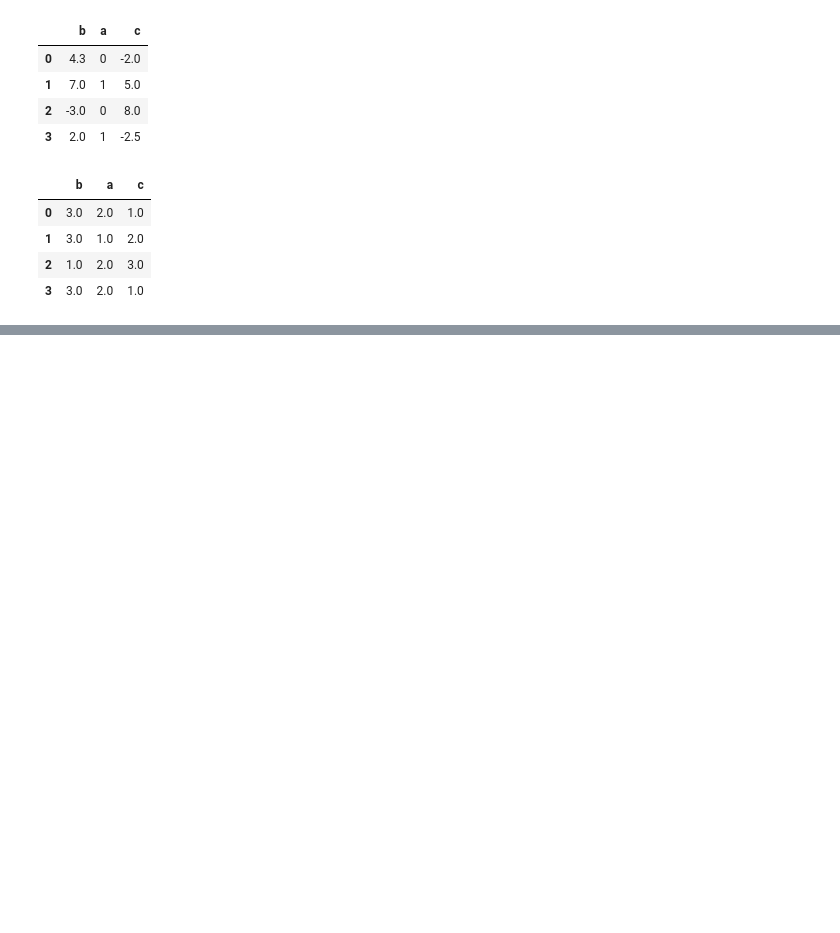
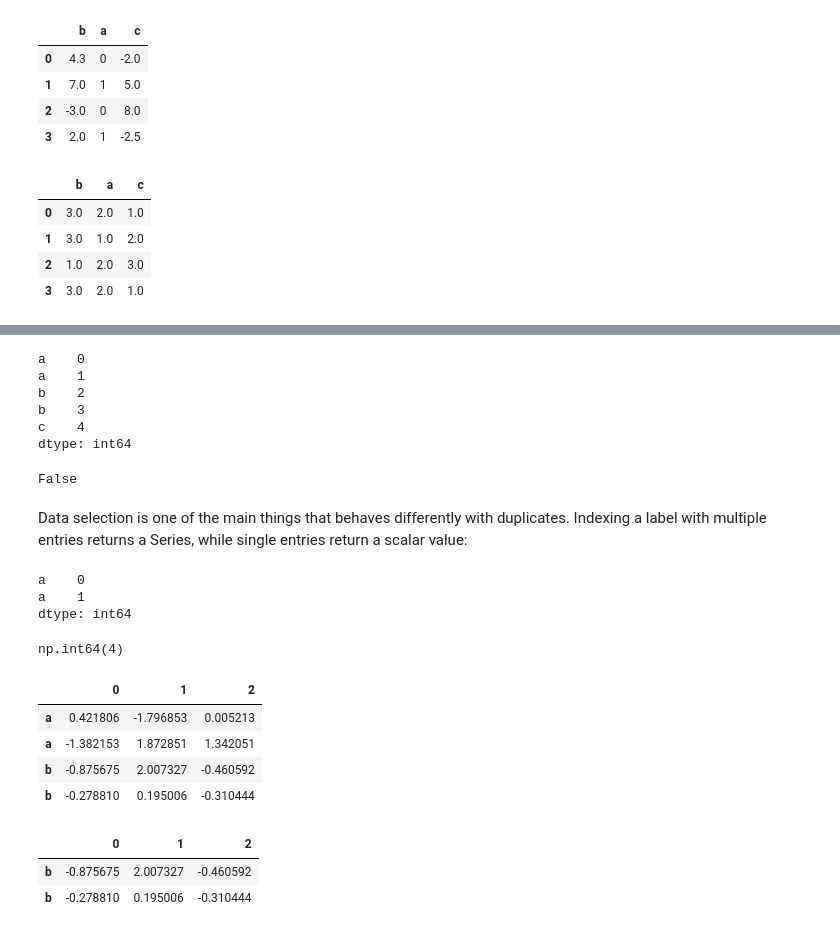
Before and after one commit to JayZeus999/PDS-Handbook, a Jupyter notebook: Chapter_5/chapter_5.ipynb, the cells around one changed output, grey strips where cells are left out. Cells and saved outputs as stored; diff of their text form; code cells hidden in the pictures; blank space fills up the shorter version.

Commit message:
Test axis indexes with duplicate labels

```diff
--- a/Chapter_5/chapter_5.ipynb
+++ b/Chapter_5/chapter_5.ipynb
@@ -1440,0 +1443,45 @@ frame.rank(axis='columns')
+# %%
+obj = pd.Series(range(5), index=['a', 'a', 'b', 'b', 'c'])
+
+obj
+# %% [output]
+a    0
+a    1
+b    2
+b    3
+c    4
+dtype: int64
+# %%
+obj.index.is_unique
+# %% [output]
+False
+# %% [markdown]
+Data selection is one of the main things that behaves differently with
+duplicates. Indexing a label with multiple entries returns a Series, while
+single entries return a scalar value:
+# %%
+obj["a"]
+# %% [output]
+a    0
+a    1
+dtype: int64
+# %%
+obj["c"]
+# %% [output]
+np.int64(4)
+# %%
+df = pd.DataFrame(np.random.randn(4, 3), index=['a', 'a', 'b', 'b'])
+
+df
+# %% [output]
+|  | 0 | 1 | 2 |
+| a | 0.421806 | -1.796853 | 0.005213 |
+| a | -1.382153 | 1.872851 | 1.342051 |
+| b | -0.875675 | 2.007327 | -0.460592 |
+| b | -0.278810 | 0.195006 | -0.310444 |
+# %%
+df.loc["b"]
+# %% [output]
+|  | 0 | 1 | 2 |
+| b | -0.875675 | 2.007327 | -0.460592 |
+| b | -0.278810 | 0.195006 | -0.310444 |
```
Also changed, not shown: parts of 1 cell of this notebook.
